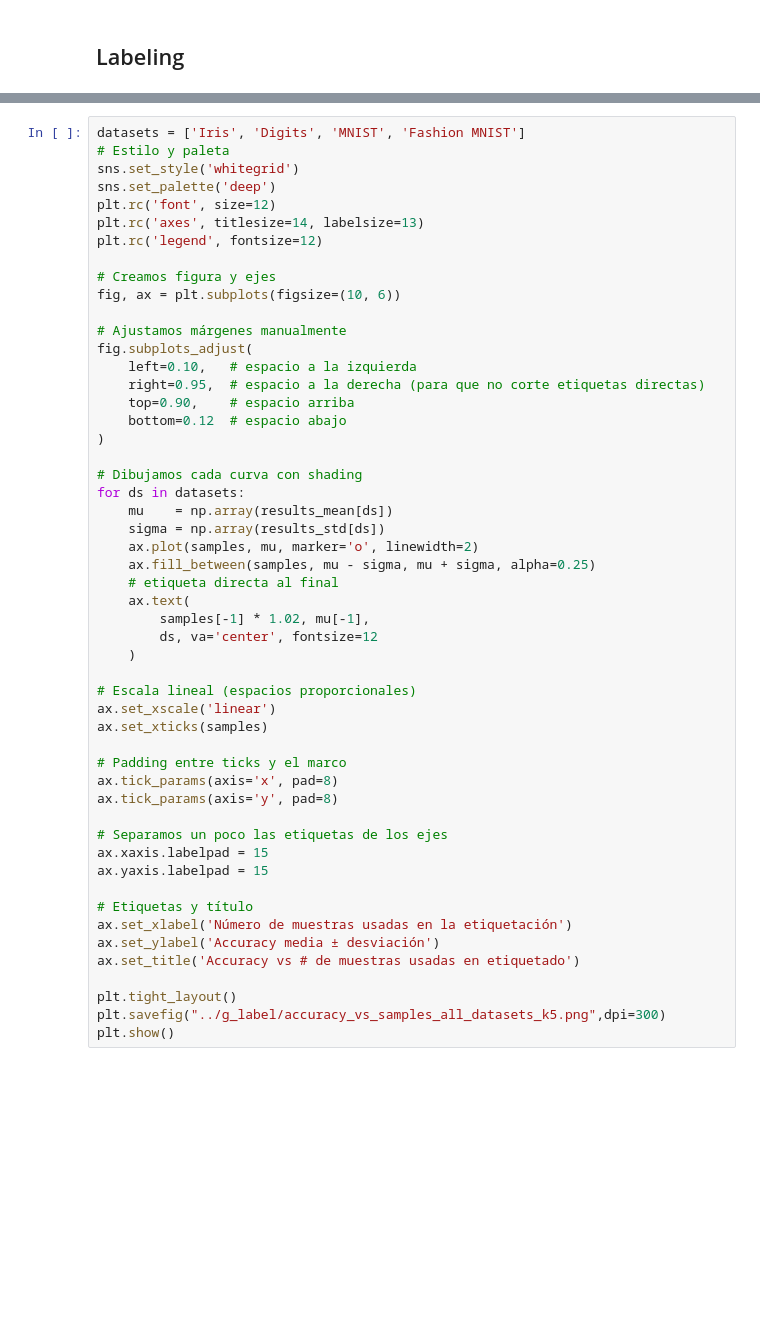
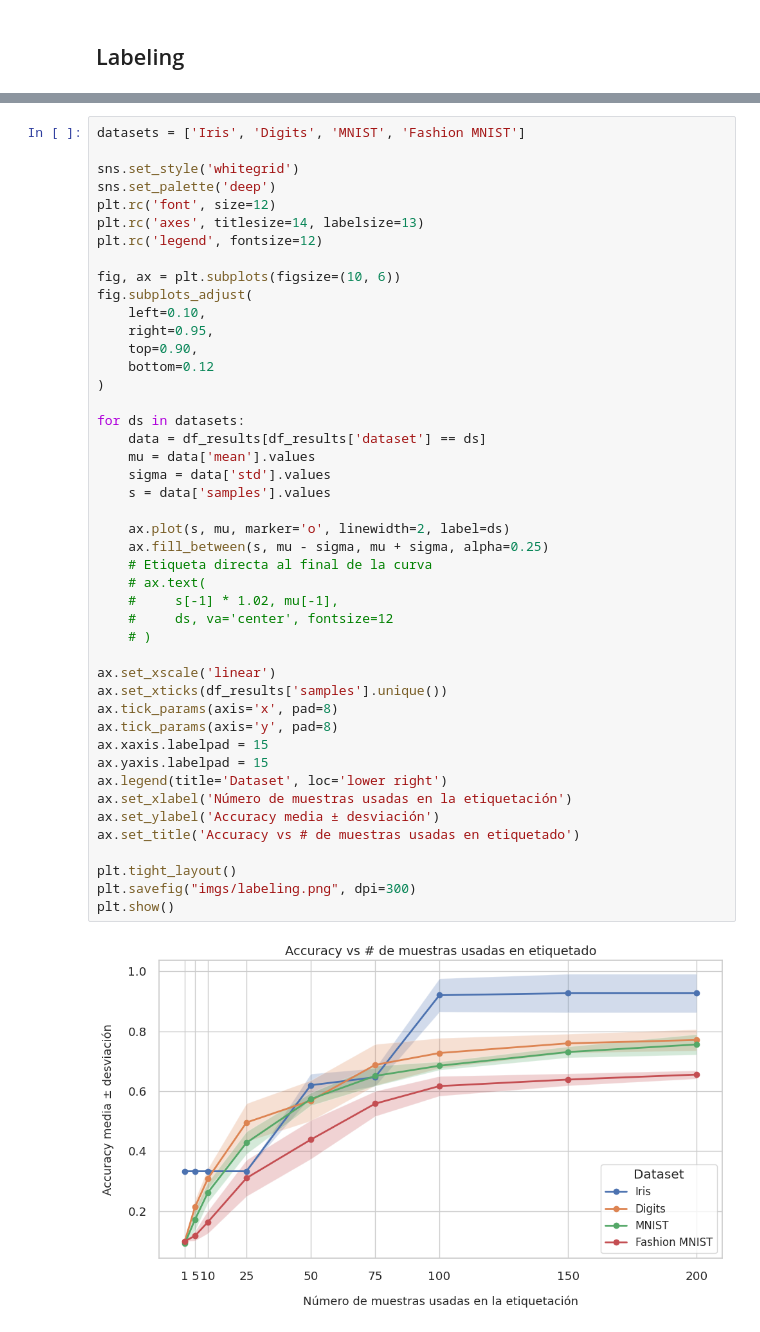
Before and after one commit to JaumeSanCol/TFG, a Jupyter notebook: experimentos/exps_clasifica/G-graficas_class.ipynb, the cells around one changed output, grey strips where cells are left out. Saved outputs shown, nothing was run; the diff lists cells and outputs as text; blank space fills up the shorter version.

```diff
--- a/experimentos/exps_clasifica/G-graficas_class.ipynb
+++ b/experimentos/exps_clasifica/G-graficas_class.ipynb
@@ -9,52 +35,47 @@ df_results=pd.read_csv('csv/resultados_topologia_general.csv')
 # %%
 datasets = ['Iris', 'Digits', 'MNIST', 'Fashion MNIST']
-# Estilo y paleta
+
 sns.set_style('whitegrid')
 sns.set_palette('deep')
 plt.rc('font', size=12)
 plt.rc('axes', titlesize=14, labelsize=13)
 plt.rc('legend', fontsize=12)
 
-# Creamos figura y ejes
 fig, ax = plt.subplots(figsize=(10, 6))
-
-# Ajustamos márgenes manualmente
 fig.subplots_adjust(
-    left=0.10,   # espacio a la izquierda
-    right=0.95,  # espacio a la derecha (para que no corte etiquetas directas)
-    top=0.90,    # espacio arriba
-    bottom=0.12  # espacio abajo
+    left=0.10,
+    right=0.95,
+    top=0.90,
+    bottom=0.12
 )
 
-# Dibujamos cada curva con shading
 for ds in datasets:
-    mu    = np.array(results_mean[ds])
-    sigma = np.array(results_std[ds])
-    ax.plot(samples, mu, marker='o', linewidth=2)
-    ax.fill_between(samples, mu - sigma, mu + sigma, alpha=0.25)
-    # etiqueta directa al final
-    ax.text(
-        samples[-1] * 1.02, mu[-1],
-        ds, va='center', fontsize=12
-    )
+    data = df_results[df_results['dataset'] == ds]
+    mu = data['mean'].values
+    sigma = data['std'].values
+    s = data['samples'].values
 
-# Escala lineal (espacios proporcionales)
+    ax.plot(s, mu, marker='o', linewidth=2, label=ds)
+    ax.fill_between(s, mu - sigma, mu + sigma, alpha=0.25)
+    # Etiqueta directa al final de la curva
+    # ax.text(
+    #     s[-1] * 1.02, mu[-1],
+    #     ds, va='center', fontsize=12
+    # )
+
 ax.set_xscale('linear')
-ax.set_xticks(samples)
-
-# Padding entre ticks y el marco
+ax.set_xticks(df_results['samples'].unique())
 ax.tick_params(axis='x', pad=8)
 ax.tick_params(axis='y', pad=8)
-
-# Separamos un poco las etiquetas de los ejes
 ax.xaxis.labelpad = 15
 ax.yaxis.labelpad = 15
-
-# Etiquetas y título
+ax.legend(title='Dataset', loc='lower right')
 ax.set_xlabel('Número de muestras usadas en la etiquetación')
 ax.set_ylabel('Accuracy media ± desviación')
 ax.set_title('Accuracy vs # de muestras usadas en etiquetado')
 
 plt.tight_layout()
-plt.savefig("../g_label/accuracy_vs_samples_all_datasets_k5.png",dpi=300)
+plt.savefig("imgs/labeling.png", dpi=300)
 plt.show()
+# %% [output]
+[figure, added]
```
Also changed, not shown: parts of 11 cells of this notebook, 40 other files.
